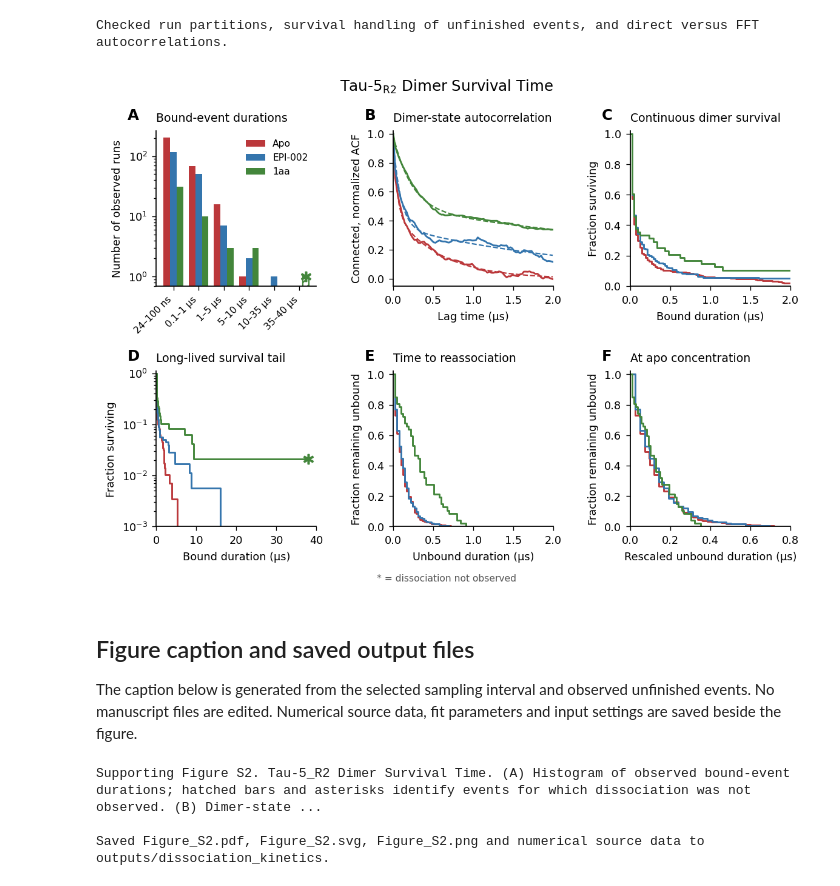
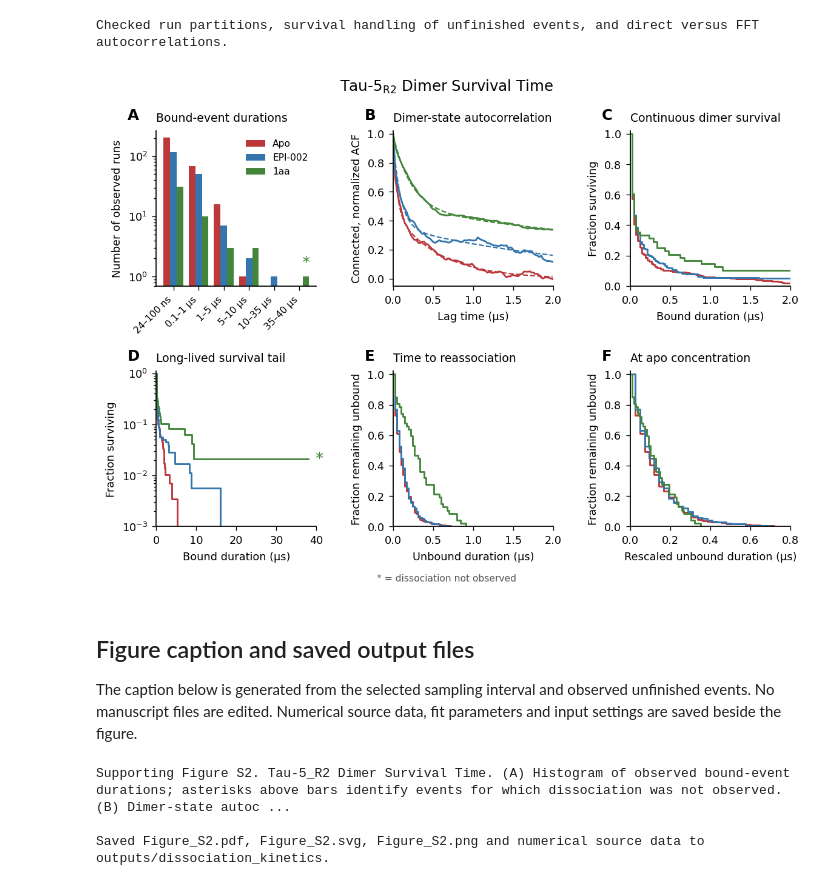
Before and after one commit to paulrobustelli/Zhu_Sisk_AR_oligomers_2025, a Jupyter notebook: dissociation_kinetics.ipynb, the cells around one changed output. Cells and saved outputs as stored; diff of their text form; code cells hidden in the pictures.

Commit message:
Place unfinished-event asterisks above histogram bar and beside survival endpoint

```diff
--- a/dissociation_kinetics.ipynb
+++ b/dissociation_kinetics.ipynb
@@ -291,8 +291,9 @@ for i,(name,r) in enumerate(results.items()):
         histogram_rows.append(dict(condition=name,lower_us=float(edges[j]),upper_us=float(edges[j+1]),
                                    observed_bound_runs=int(count),dissociation_not_observed=int(nc)))
         if nc:
-            ax[0].bar(xpos[j],count,width=.26,color="white",edgecolor=color,hatch="////",linewidth=1)
-            ax[0].plot(xpos[j],count,marker="$*$",color=color,ms=7)
+            ax[0].annotate("*", xy=(xpos[j],count), xytext=(0,4),
+                           textcoords="offset points", ha="center", va="bottom",
+                           color=color, fontsize=12, annotation_clip=True)
     mask=r["lag_us"]<=ACF_FIT_MAX_US
     t=r["lag_us"][mask]
     ax[1].plot(t,r["acf"][mask],color=color,lw=1.3)
@@ -300,35 +301,37 @@ for i,(name,r) in enumerate(results.items()):
     for panel,kind in [(2,"bound"),(3,"bound"),(4,"unbound"),(5,"unbound_normalized")]:
         curve=curves[name][kind]
         ax[panel].step(curve["x"],curve["y"],where="post",color=color,lw=1.3)
         if kind=="bound":
             for t_end in curve["durations"][~curve["transitions"]]:
                 value=curve["y"][np.searchsorted(curve["x"],t_end,side="right")-1]
-                ax[panel].plot(t_end,value,marker="$*$",color=color,ms=7)
+                ax[panel].annotate("*", xy=(t_end,value), xytext=(5,0),
+                                   textcoords="offset points", ha="left", va="center",
+                                   color=color, fontsize=12, annotation_clip=True)
 for i,a in enumerate(ax):
     a.set_title(titles[i],loc="left",fontsize=8.5,pad=7)
     a.text(-.18,1.07,"ABCDEF"[i],transform=a.transAxes,fontweight="bold",fontsize=11)
     a.tick_params(direction="out",length=3,width=.6)
     if i>=2:
         a.set_ylabel("Fraction surviving" if i in [2,3] else "Fraction remaining unbound")
         a.set_ylim(0,1.02)
 ax[0].set(yscale="log",ylabel="Number of observed runs")
 ax[0].set_ylim(bottom=.7)
 ax[0].set_xticks(np.arange(len(labels)))
 ax[0].set_xticklabels(labels,rotation=45,ha="right",fontsize=7)
 ax[0].legend(frameon=False,fontsize=7)
 ax[1].set(xlim=(0,ACF_FIT_MAX_US),ylim=(-.05,1.02),xlabel="Lag time (µs)",ylabel="Connected, normalized ACF")
 ax[2].set(xlim=(0,PLOT_BOUND_INITIAL_US),xlabel="Bound duration (µs)")
 ax[3].set(yscale="log",ylim=(1e-3,1.1),xlim=(0,max(PLOT_BOUND_TAIL_US,max_bound*1.03)),xlabel="Bound duration (µs)")
 ax[4].set(xlim=(0,PLOT_UNBOUND_US),xlabel="Unbound duration (µs)")
 ax[5].set(xlim=(0,PLOT_NORMALIZED_UNBOUND_US),xlabel="Rescaled unbound duration (µs)")
 fig.subplots_adjust(left=.09,right=.985,bottom=.13,top=.885,wspace=.48,hspace=.55)
 fig.text(.5,.025,"* = dissociation not observed",ha="center",fontsize=7,color="#555555")
 for extension in ["pdf","svg","png"]:
     fig.savefig(OUTPUT_DIR/f"Figure_S2.{extension}",dpi=600)
 save_rows("histogram_counts.csv",histogram_rows)
 plt.show()
 # %% [output]
-[figure, old version]
+[figure, new version]
 # %% [markdown]
 ## Figure caption and saved output files
 The caption below is generated from the selected sampling interval and observed unfinished events. No manuscript files are edited. Numerical source data, fit parameters and input settings are saved beside the figure.
@@ -339,7 +342,7 @@ for name,r in results.items():
         if e["state"]=="bound" and not e["transition_observed"]:
             unfinished.append(f"The final {name} dimer remained associated for at least {e['duration_us']:.3f} µs; dissociation was not observed.")
 caption=("Supporting Figure S2. Tau-5_R2 Dimer Survival Time. "
-         "(A) Histogram of observed bound-event durations; hatched bars and asterisks identify events for which dissociation was not observed. "
+         "(A) Histogram of observed bound-event durations; asterisks above bars identify events for which dissociation was not observed. "
          "(B) Dimer-state autocorrelation functions (solid lines) and double-exponential fits (dashed lines). "
          "(C) Fraction of dimer events remaining associated as a function of time since association. "
          "(D) The same survival distribution on a logarithmic vertical axis. "
@@ -360,6 +363,6 @@ settings=dict(frame_interval_ns=FRAME_INTERVAL_NS,contact_cutoff_nm=CONTACT_CUTO
 (OUTPUT_DIR/"analysis_settings.json").write_text(json.dumps(settings,indent=2),encoding="utf-8")
 print(f"\nSaved Figure_S2.pdf, Figure_S2.svg, Figure_S2.png and numerical source data to {OUTPUT_DIR}.")
 # %% [output]
-Supporting Figure S2. Tau-5_R2 Dimer Survival Time. (A) Histogram of observed bound-event durations; hatched bars and asterisks identify events for which dissociation was not observed. (B) Dimer-state ...
+Supporting Figure S2. Tau-5_R2 Dimer Survival Time. (A) Histogram of observed bound-event durations; asterisks above bars identify events for which dissociation was not observed. (B) Dimer-state autoc ...
 
 Saved Figure_S2.pdf, Figure_S2.svg, Figure_S2.png and numerical source data to outputs/dissociation_kinetics.
```
Also changed, not shown: parts of 1 cell of this notebook.
